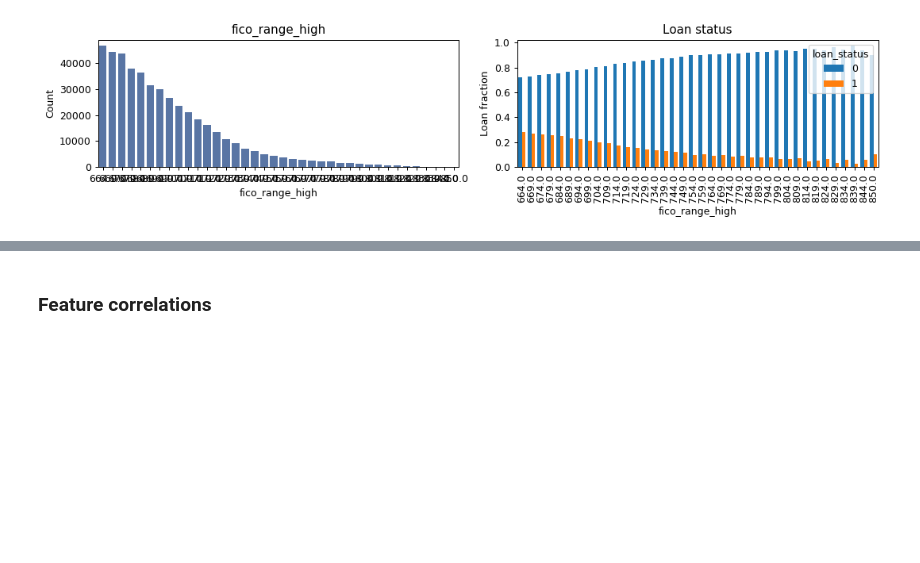
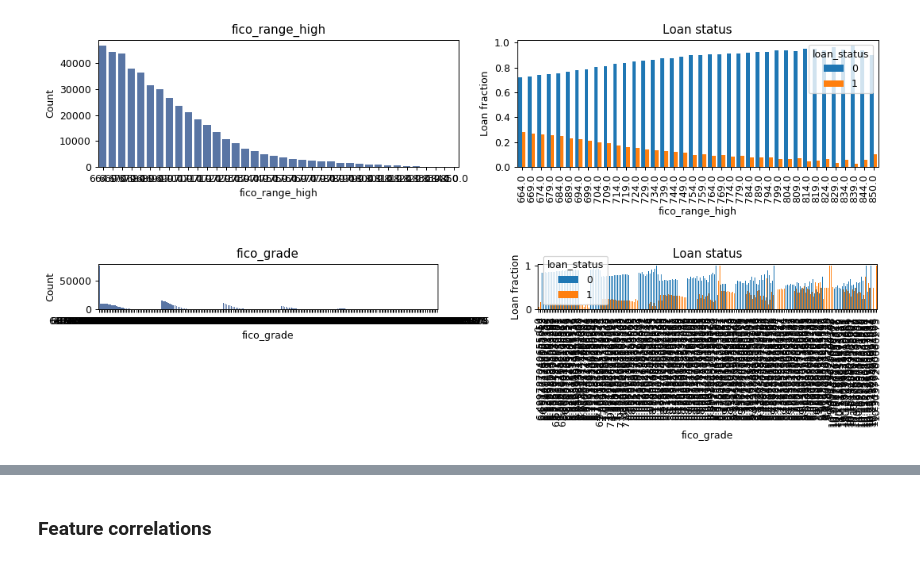
Before and after one commit to msahamed/lending_loan_prediction, a Jupyter notebook: eda.ipynb, the cells around one changed output, grey strips where cells are left out. Cells and saved outputs as stored; diff of their text form; code cells hidden in the pictures; blank space fills up the shorter version.

```diff
--- a/eda.ipynb
+++ b/eda.ipynb
@@ -98,0 +101,4 @@ plot_feature(df_selected, 'fico_range_high', False)
+# %%
+plot_feature(df_selected, 'fico_grade', False)
+# %% [output]
+[figure, added]
```
Also changed, not shown: parts of 6 cells of this notebook, 1 other file.
